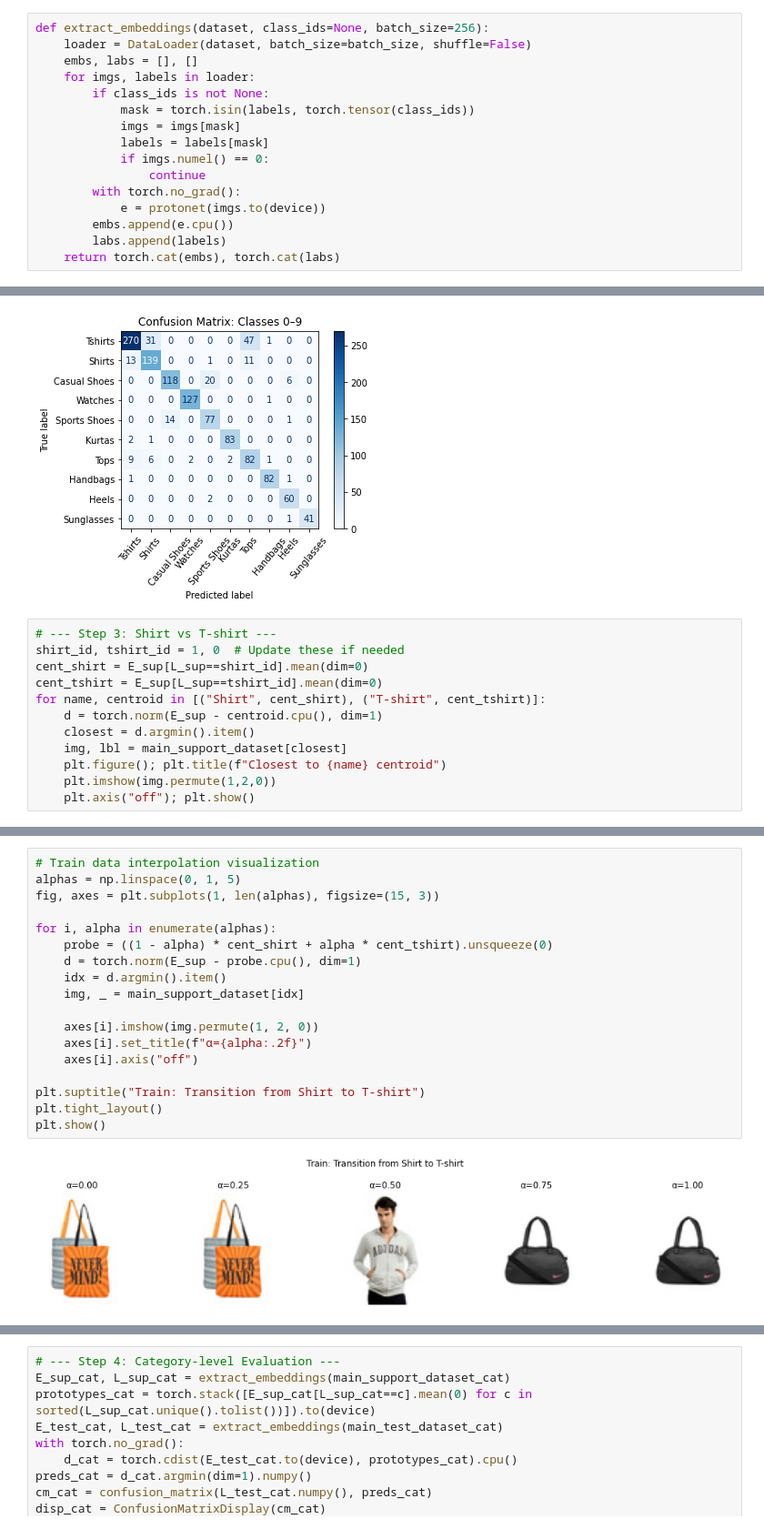
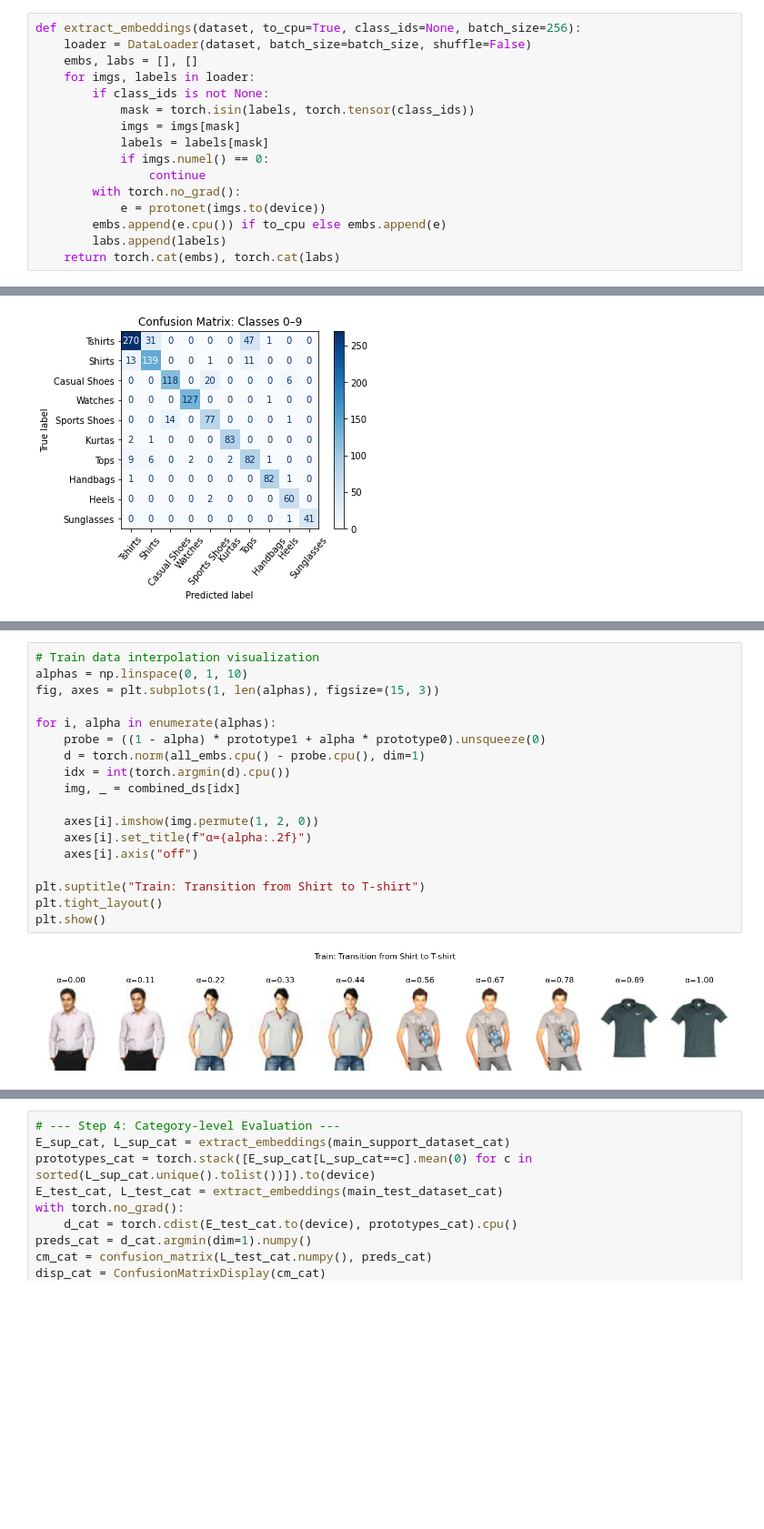
Before and after one commit to Pimsel/2AMM10-Assignments, a Jupyter notebook: ass1_skeleton.ipynb, the cells around one changed output, grey strips where cells are left out. Shown: that part at 91% size. Cells and saved outputs as stored; diff of their text form; blank space fills up the shorter version.

```diff
--- a/ass1_skeleton.ipynb
+++ b/ass1_skeleton.ipynb
@@ -732,7 +727,7 @@ protonet.load_state_dict(torch.load("saved_models/Task2_protonet.pth", map_locat
 # %% [output]
 <All keys matched successfully>
 # %%
-def extract_embeddings(dataset, class_ids=None, batch_size=256):
+def extract_embeddings(dataset, to_cpu=True, class_ids=None, batch_size=256):
     loader = DataLoader(dataset, batch_size=batch_size, shuffle=False)
     embs, labs = [], []
     for imgs, labels in loader:
@@ -744,7 +739,7 @@ def extract_embeddings(dataset, class_ids=None, batch_size=256):
                 continue
         with torch.no_grad():
             e = protonet(imgs.to(device))
-        embs.append(e.cpu())
+        embs.append(e.cpu()) if to_cpu else embs.append(e)
         labs.append(labels)
     return torch.cat(embs), torch.cat(labs)
 # %%
@@ -796,15 +791,3 @@ plt.show()
 # %% [output]
 <Figure size 432x432 with 0 Axes>
 [figure]
-# %%
-# --- Step 3: Shirt vs T-shirt ---
-shirt_id, tshirt_id = 1, 0  # Update these if needed
-cent_shirt = E_sup[L_sup==shirt_id].mean(dim=0)
-cent_tshirt = E_sup[L_sup==tshirt_id].mean(dim=0)
-for name, centroid in [("Shirt", cent_shirt), ("T-shirt", cent_tshirt)]:
-    d = torch.norm(E_sup - centroid.cpu(), dim=1)
-    closest = d.argmin().item()
-    img, lbl = main_support_dataset[closest]
-    plt.figure(); plt.title(f"Closest to {name} centroid")
-    plt.imshow(img.permute(1,2,0))
-    plt.axis("off"); plt.show()
@@ -814,20 +833,20 @@ for name, centroid in [("Shirt", cent_shirt), ("T-shirt", cent_tshirt)]:
 # %%
 # Train data interpolation visualization
-alphas = np.linspace(0, 1, 5)
+alphas = np.linspace(0, 1, 10)
 fig, axes = plt.subplots(1, len(alphas), figsize=(15, 3))
 
 for i, alpha in enumerate(alphas):
-    probe = ((1 - alpha) * cent_shirt + alpha * cent_tshirt).unsqueeze(0)
-    d = torch.norm(E_sup - probe.cpu(), dim=1)
-    idx = d.argmin().item()
-    img, _ = main_support_dataset[idx]
+    probe = ((1 - alpha) * prototype1 + alpha * prototype0).unsqueeze(0)
+    d = torch.norm(all_embs.cpu() - probe.cpu(), dim=1)
+    idx = int(torch.argmin(d).cpu())
+    img, _ = combined_ds[idx]
 
     axes[i].imshow(img.permute(1, 2, 0))
     axes[i].set_title(f"α={alpha:.2f}")
     axes[i].axis("off")
 
 plt.suptitle("Train: Transition from Shirt to T-shirt")
 plt.tight_layout()
 plt.show()
 # %% [output]
-[figure, old version]
+[figure, new version]
```
Also changed, not shown: parts of 5 cells of this notebook.
